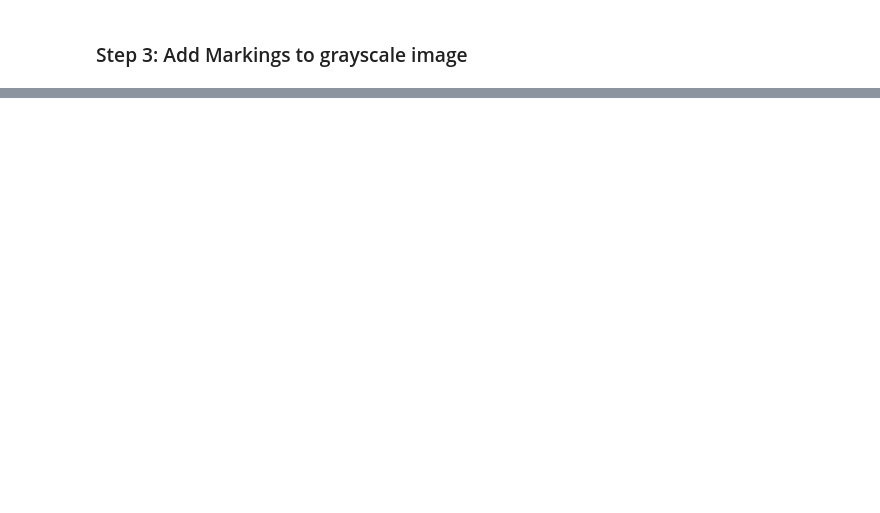
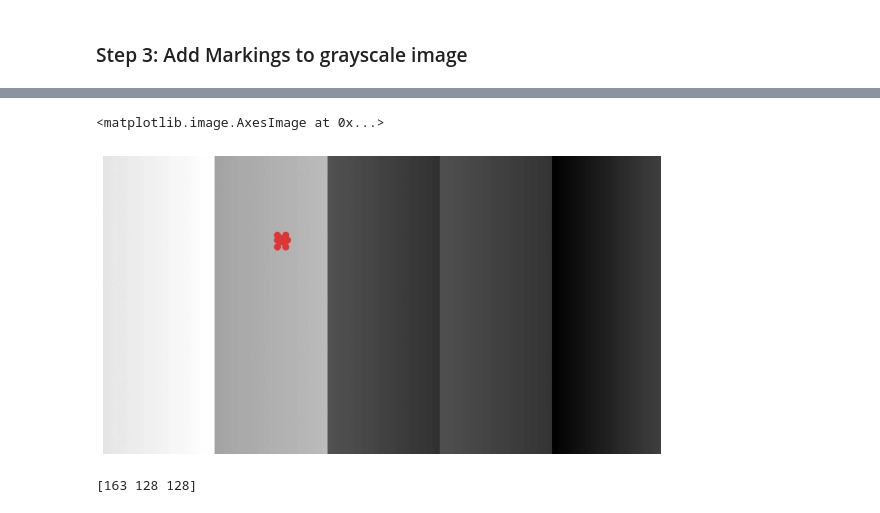
Before and after one commit to Dhernandeznater/cs445FinalProject, a Jupyter notebook: ImageColorization.ipynb, the cells around one changed output, grey strips where cells are left out. Drawn from its saved outputs; the diff is of its cells as text; code cells hidden in the pictures; blank space fills up the shorter version.

Commit message:
Added preliminary weighting and coloring code

```diff
--- a/ImageColorization.ipynb
+++ b/ImageColorization.ipynb
@@ -122,0 +268,5 @@ plt.imshow(marked_img)
+# %%
+visited = []
+start = (227, 503)
+
+yuv_image = cv2.cvtColor(marked_img, cv2.COLOR_RGB2YUV)
@@ -122,0 +330,11 @@ plt.imshow(marked_img)
+# %%
+plt.figure(figsize=(10, 10))
+plt.axis('off')
+plt.imshow(cv2.cvtColor(yuv_image, cv2.COLOR_YUV2RGB))
+# %% [output]
+<matplotlib.image.AxesImage at 0x...>
+[figure, added]
+# %%
+print(yuv_image[250, 171])
+# %% [output]
+[163 128 128]
```
Also changed, not shown: parts of 8 cells of this notebook, 1 other file.
